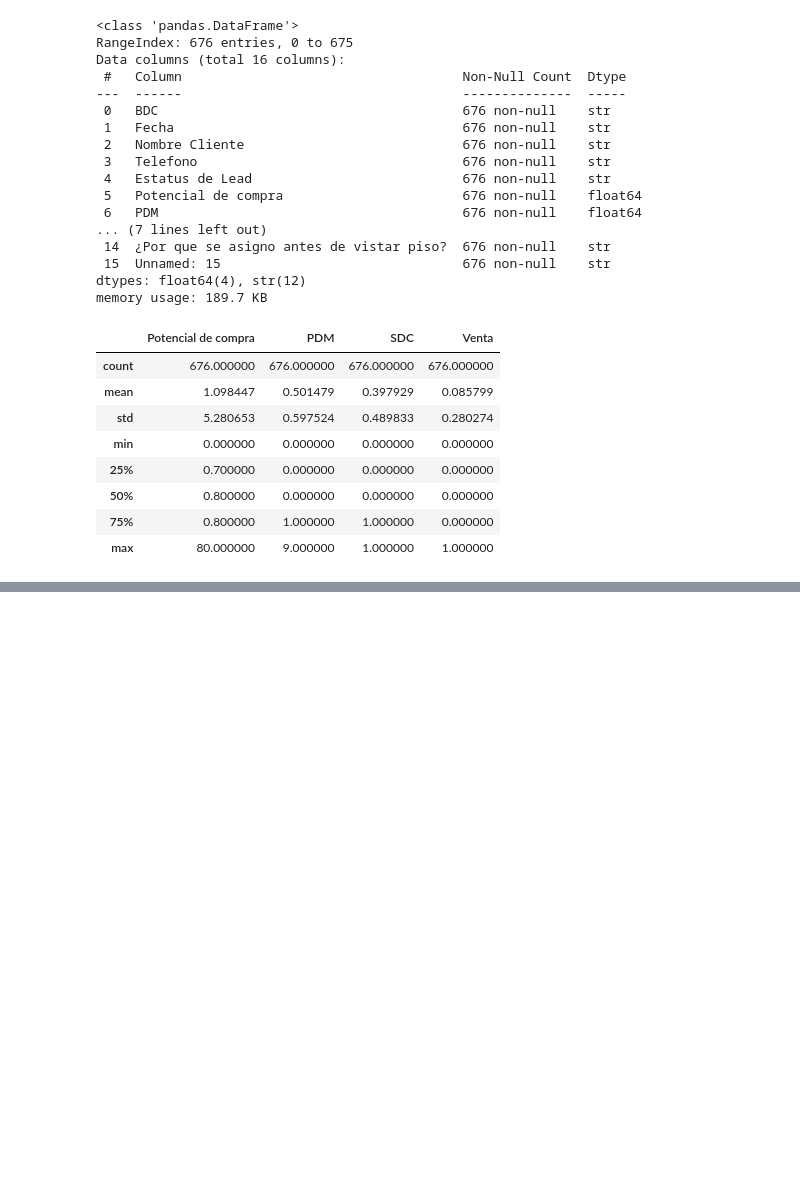
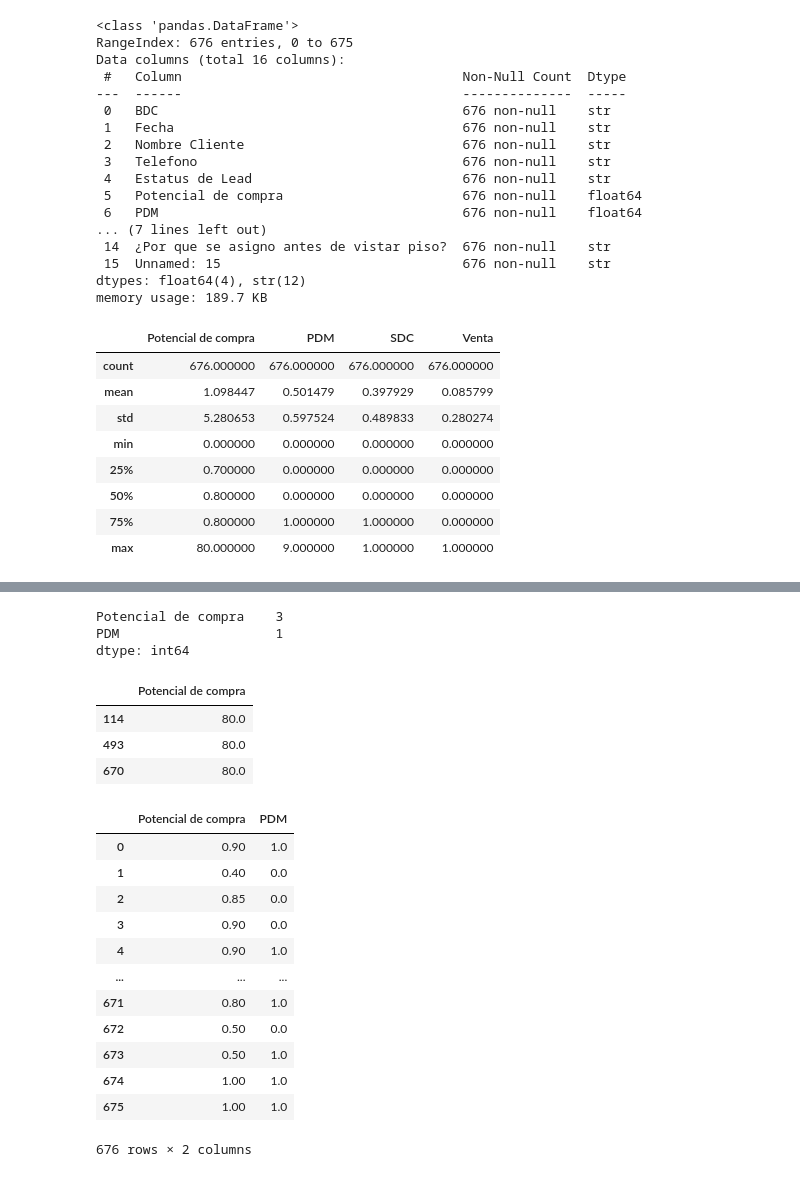
Before and after one commit to DavidMazonJuarez08/Valores-Atipicos, a Jupyter notebook: Actividad_3.1/Citas_Digital_Filtrado_Sin_Outliers.ipynb, the cells around one changed output, grey strips where cells are left out. Cells and saved outputs as stored; diff of their text form; code cells hidden in the pictures; blank space fills up the shorter version.

```diff
--- a/Actividad_3.1/Citas_Digital_Filtrado_Sin_Outliers.ipynb
+++ b/Actividad_3.1/Citas_Digital_Filtrado_Sin_Outliers.ipynb
@@ -272,0 +106,37 @@ Datos_limpios.to_csv("Citas_Digital_Limpieza_Outliers_IQR.csv", index=False)
+# %%
+#Cuento los valores atípicos detectados en cada variable
+valores_nulos=data3.isnull().sum()
+valores_nulos
+# %% [output]
+Potencial de compra    3
+PDM                    1
+dtype: int64
+# %%
+#Reviso los valores detectados como atípicos antes de sustituirlos
+data[~data.index.isin(data3["Potencial de compra"].dropna().index)][["Potencial de compra"]]
+# %% [output]
+|  | Potencial de compra |
+| 114 | 80.0 |
+| 493 | 80.0 |
+| 670 | 80.0 |
+# %%
+#Corrijo los valores 80 porque están fuera del rango que presentan los demás datos
+data.loc[data["Potencial de compra"]==80, "Potencial de compra"] = 0.8
+# %%
+#Actualizo las variables después de corregir los valores inconsistentes
+cuantitativas = data.iloc[:,5:7]
+cuantitativas
+# %% [output]
+|  | Potencial de compra | PDM |
+| 0 | 0.90 | 1.0 |
+| 1 | 0.40 | 0.0 |
+| 2 | 0.85 | 0.0 |
+| 3 | 0.90 | 0.0 |
+| 4 | 0.90 | 1.0 |
+| ... | ... | ... |
+| 671 | 0.80 | 1.0 |
+| 672 | 0.50 | 0.0 |
+| 673 | 0.50 | 1.0 |
+| 674 | 1.00 | 1.0 |
+| 675 | 1.00 | 1.0 |
+676 rows × 2 columns
```
Also changed, not shown: parts of 45 cells of this notebook.
